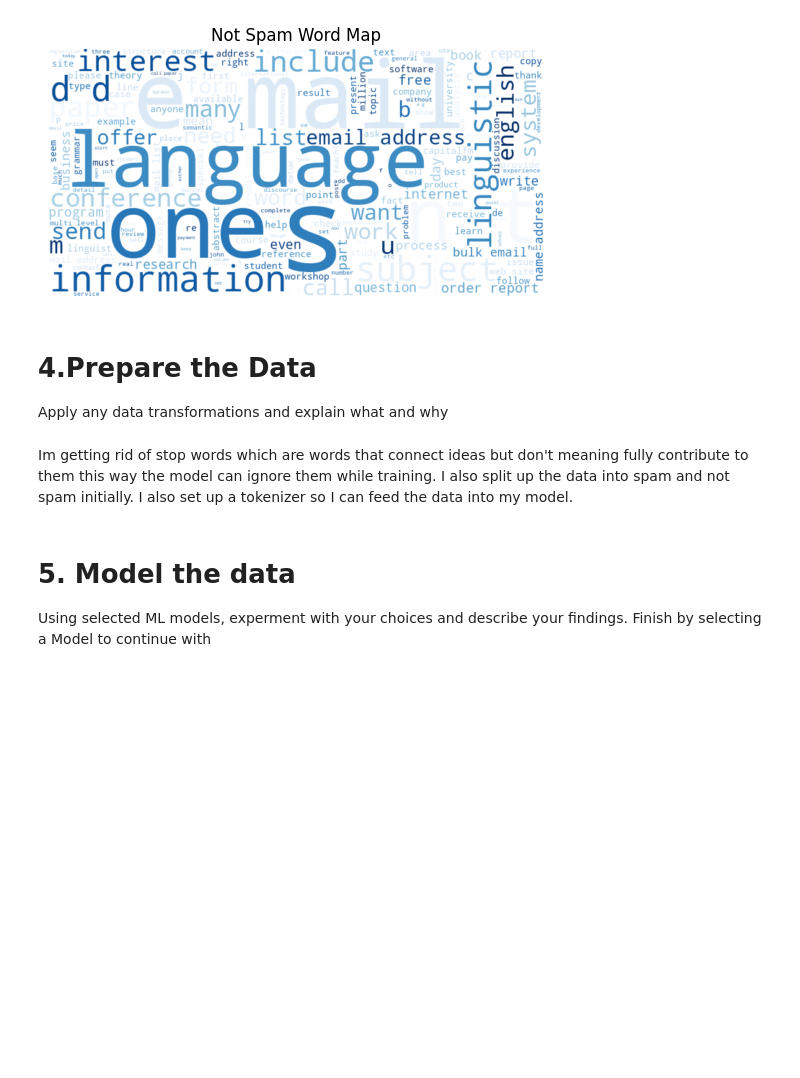
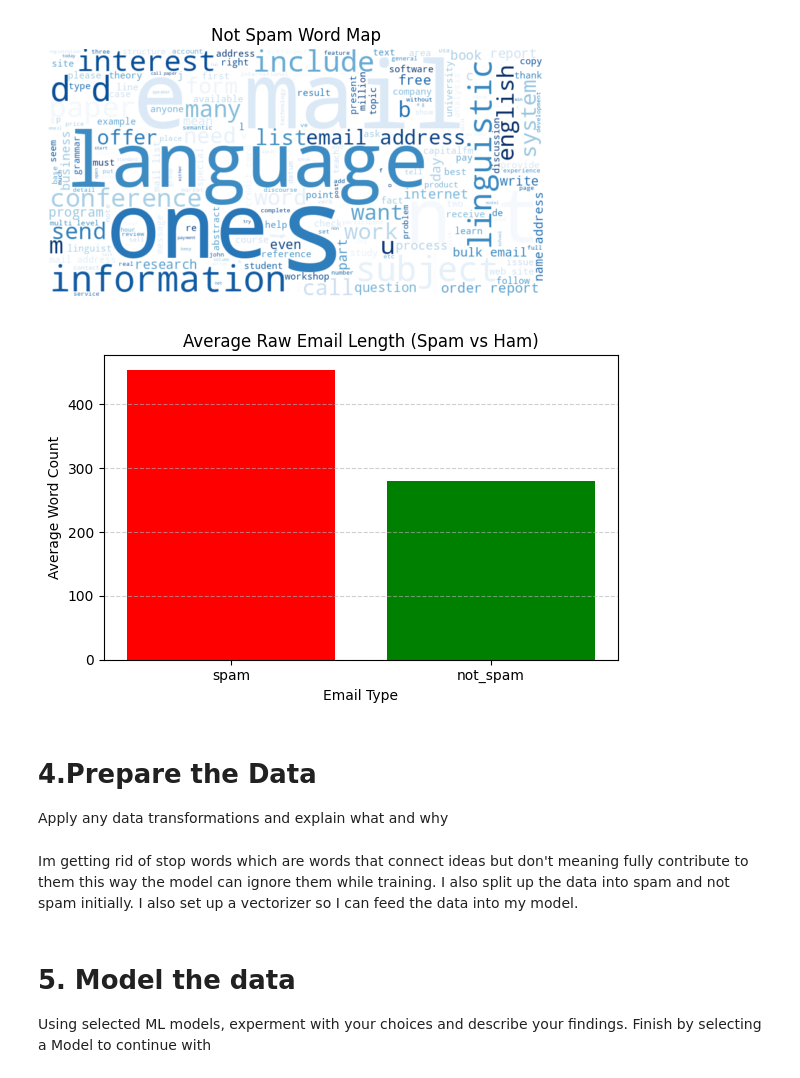
Before and after one commit to AashvikG/ML-and-AI, a Jupyter notebook: Code/Project_4/Project_4.ipynb, the cells around one changed output. Saved outputs shown, nothing was run; the diff lists cells and outputs as text; code cells hidden in the pictures; blank space fills up the shorter version.

Commit message:
update project 4

```diff
--- a/Code/Project_4/Project_4.ipynb
+++ b/Code/Project_4/Project_4.ipynb
@@ -91,41 +91,43 @@ plt.show()
 [figure]
 [figure]
 # %%
-path = "Code/Project_4/Sorted_Emails"
+path = "Sorted_Emails"
 labels = ["spam", "not_spam"]
 
 def avg_word_count_raw(folder):
     results = {}
     for label in labels:
         path = os.path.join(folder, label)
         word_counts = []
         for file in os.listdir(path):
             file_path = os.path.join(path, file)
             if os.path.isfile(file_path):
                 with open(file_path, 'r', encoding='utf-8', errors='ignore') as f:
                     text = f.read()
                     tokens = text.split()
                     if len(tokens) > 0:
                         word_counts.append(len(tokens))
         avg_len = sum(word_counts) / len(word_counts) if word_counts else 0
         results[label] = avg_len
     return results
 averages = avg_word_count_raw(path)
 plt.figure(figsize=(6,4))
 plt.bar(averages.keys(), averages.values(), color=['red', 'green'])
 plt.title("Average Raw Email Length (Spam vs Ham)")
 plt.xlabel("Email Type")
 plt.ylabel("Average Word Count")
 plt.grid(axis='y', linestyle='--', alpha=0.6)
 plt.tight_layout()
 plt.show()
+# %% [output]
+[figure, added]
 # %% [markdown]
 # 4.Prepare the Data
 
 
 Apply any data transformations and explain what and why
 # %% [markdown]
-Im getting rid of stop words which are words that connect ideas but don't meaning fully contribute to them this way the model can ignore them while training. I also split up the data into spam and not spam initially. I also set up a tokenizer so I can feed the data into my model.
+Im getting rid of stop words which are words that connect ideas but don't meaning fully contribute to them this way the model can ignore them while training. I also split up the data into spam and not spam initially. I also set up a vectorizer so I can feed the data into my model.
 # %%
 stopwords = {
     "a","about","above","after","again","against","all","am","an","and","any","are",
```
Also changed, not shown: parts of 1 cell of this notebook.
